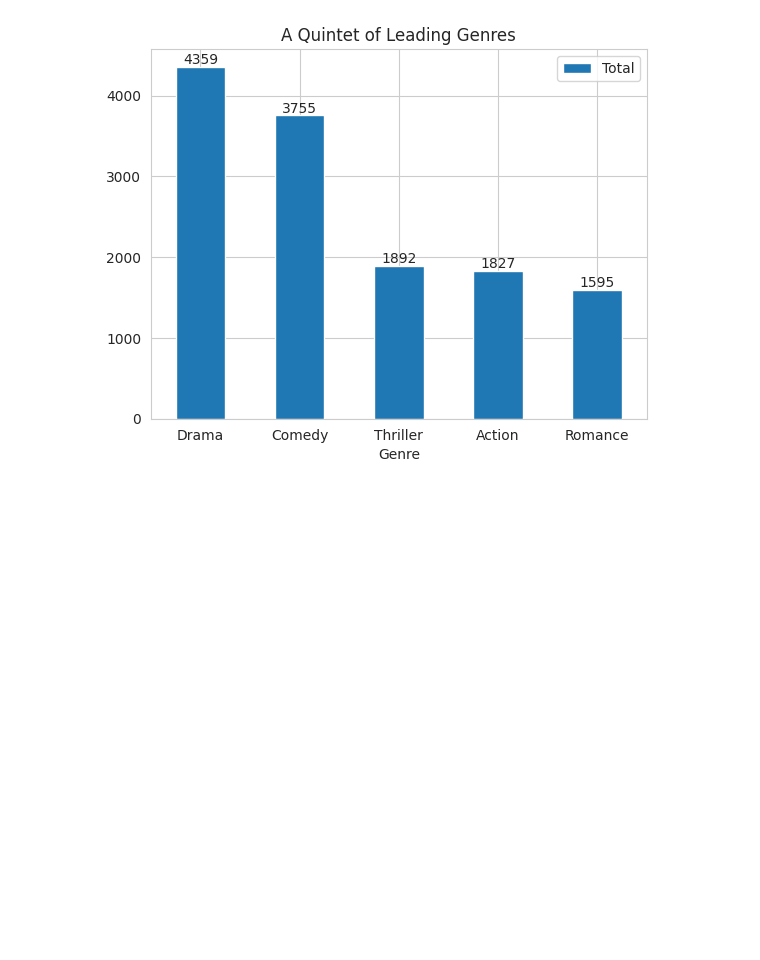
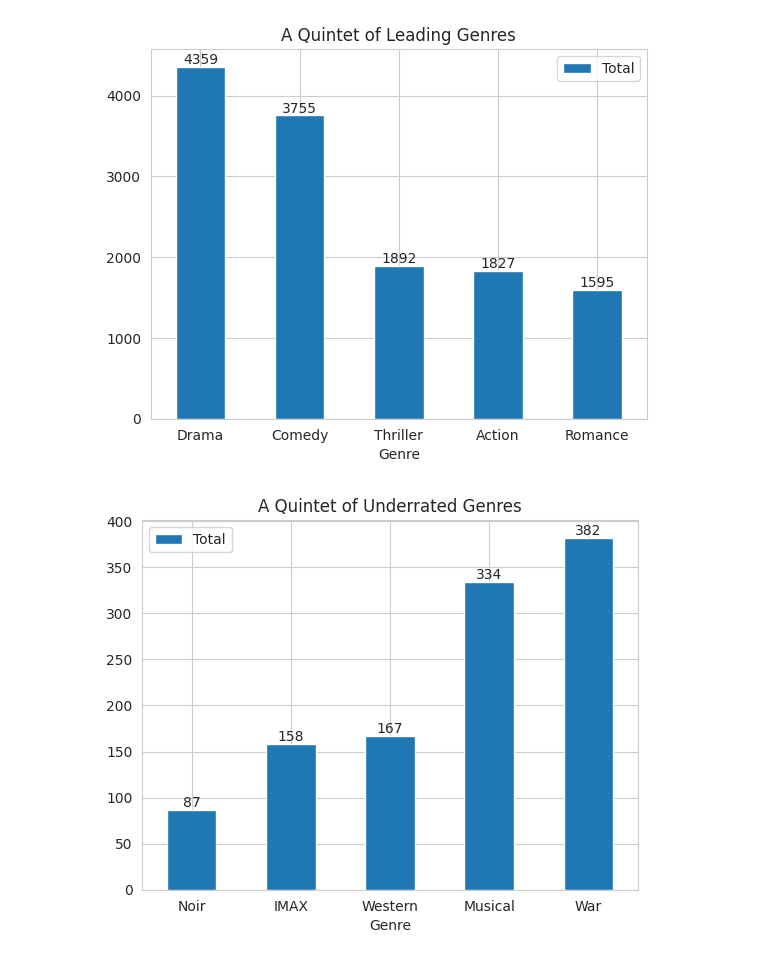
Before and after one commit to Kelniit/Julius, a Jupyter notebook: Lab 01.ipynb, the cells around one changed output. Cells and saved outputs as stored; diff of their text form; code cells hidden in the pictures; blank space fills up the shorter version.

```diff
--- a/Lab 01.ipynb
+++ b/Lab 01.ipynb
@@ -156,3 +156,13 @@ plot = details.iloc[:5].set_index('Genre').plot.bar(rot = 0, title = title)
 plot.bar_label(plot.containers[0]);
 # %% [output]
 [figure]
+# %%
+title = "A Quintet of Underrated Genres"
+
+upside = details.sort_values(by=details.columns[1], ascending=True).iloc[:5]
+
+plot = upside.set_index('Genre').plot.bar(rot = 0, title = title)
+
+plot.bar_label(plot.containers[0]);
+# %% [output]
+[figure, added]
```
Also changed, not shown: parts of 23 cells of this notebook.
